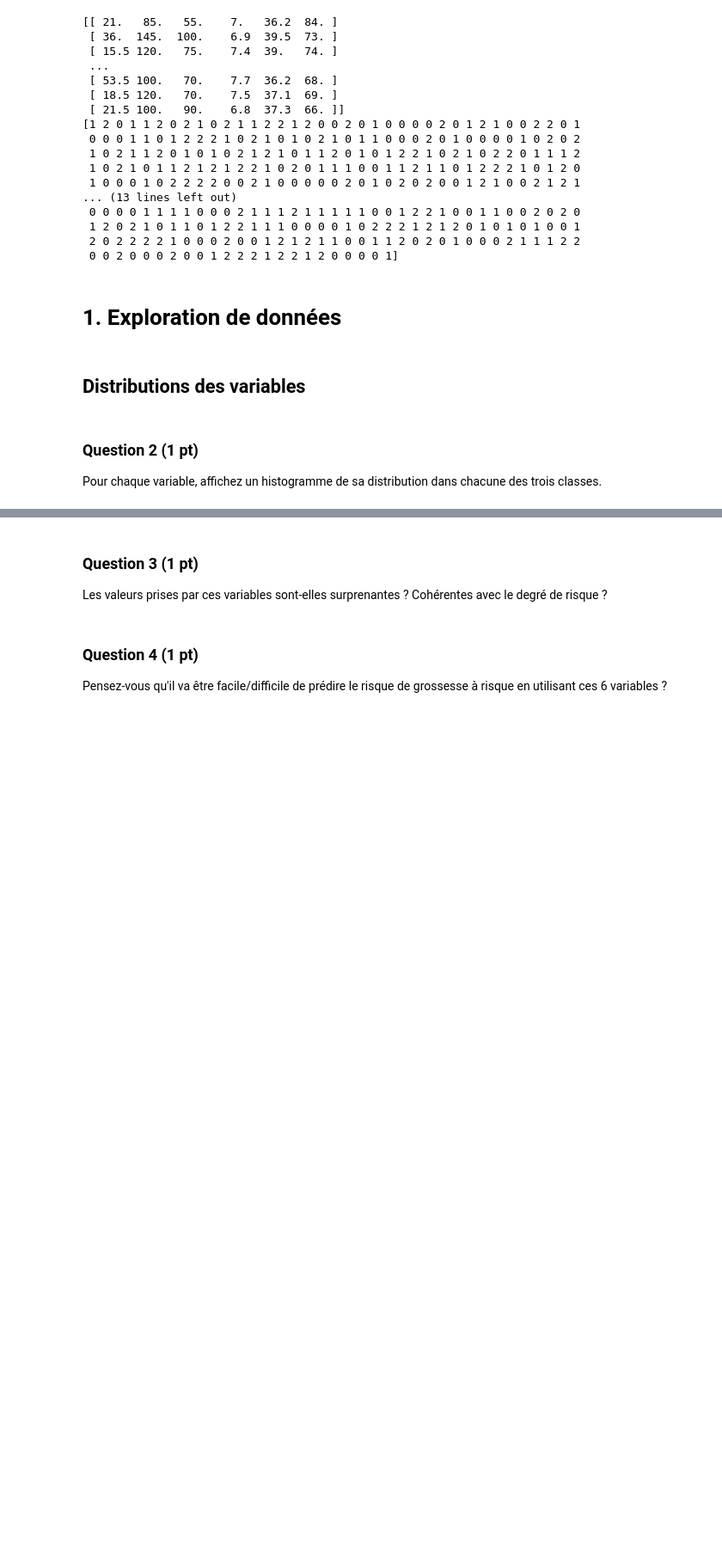
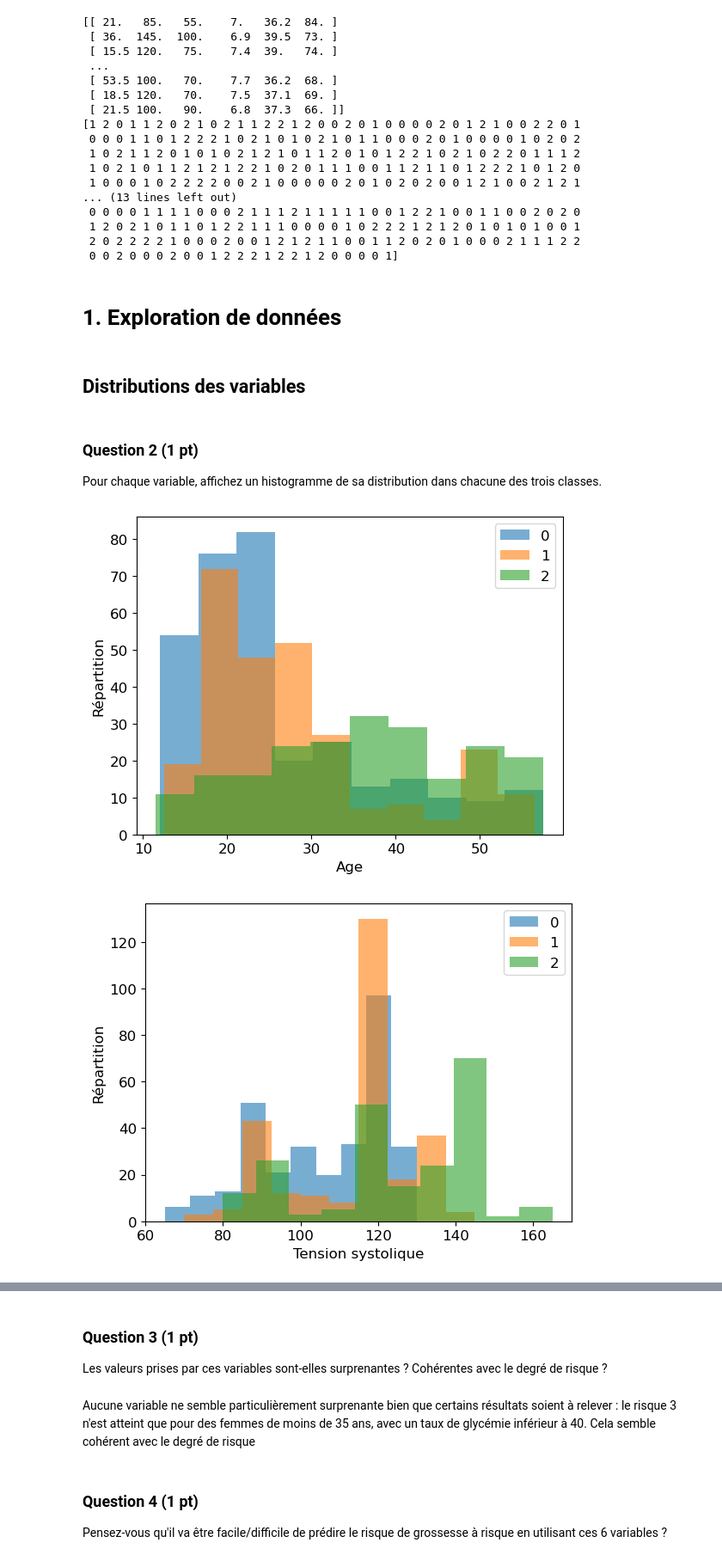
Before and after one commit to Pierre-LouisCOPPENSMines/projet_sdd, a Jupyter notebook: Projet.ipynb, the cells around one changed output, grey strips where cells are left out. Shown at 86% size. Drawn from its saved outputs; the diff is of its cells as text; code cells hidden in the pictures; blank space fills up the shorter version.

```diff
--- a/Projet.ipynb
+++ b/Projet.ipynb
@@ -97,3 +99,64 @@ print(y_train)
 # %% [markdown]
 ### Question 2 (1 pt)
 Pour chaque variable, affichez un histogramme de sa distribution dans chacune des trois classes.
+# %%
+X_0 = X_train[y_train == 0]
+X_1 = X_train[y_train == 1]
+X_2 = X_train[y_train == 2]
+
+plt.hist(X_0[:,0], alpha = 0.6)
+plt.hist(X_1[:,0], alpha = 0.6)
+plt.hist(X_2[:,0], alpha = 0.6)
+
+plt.legend(['0', '1', '2'])
+plt.xlabel("Age")
+plt.ylabel("Répartition")
+plt.show()
+
+plt.hist(X_0[:,1], alpha = 0.6)
+plt.hist(X_1[:,1], alpha = 0.6)
+plt.hist(X_2[:,1], alpha = 0.6)
+
+plt.legend(['0', '1', '2'])
+plt.xlabel("Tension systolique")
+plt.ylabel("Répartition")
+plt.show()
+
+plt.hist(X_0[:,2], alpha = 0.6)
+plt.hist(X_1[:,2], alpha = 0.6)
+plt.hist(X_2[:,2], alpha = 0.6)
+
+plt.legend(['0', '1', '2'])
+plt.xlabel("Tension diastolique")
+plt.ylabel("Répartition")
+plt.show()
+
+plt.hist(X_0[:,3], alpha = 0.6)
+plt.hist(X_1[:,3], alpha = 0.6)
+plt.hist(X_2[:,3], alpha = 0.6)
+
+plt.legend(['0', '1', '2'])
+plt.xlabel("Glycémie")
+plt.ylabel("Répartition")
+plt.show()
+
+plt.hist(X_0[:,4], alpha = 0.6)
+plt.hist(X_1[:,4], alpha = 0.6)
+plt.hist(X_2[:,4], alpha = 0.6)
+
+plt.legend(['0', '1', '2'])
+plt.xlabel("Température")
+plt.ylabel("Répartition")
+plt.show()
+
+plt.hist(X_0[:,5], alpha = 0.6)
+plt.hist(X_1[:,5], alpha = 0.6)
+plt.hist(X_2[:,5], alpha = 0.6)
+
+plt.legend(['0', '1', '2'])
+plt.xlabel("FC au repos")
+plt.ylabel("Répartition")
+plt.show()
+# %% [output]
+[figure, added]
+[figure, added]
@@ -100,6 +167,8 @@ Pour chaque variable, affichez un histogramme de sa distribution dans chacune de
 # %% [markdown]
 ### Question 3 (1 pt)
 Les valeurs prises par ces variables sont-elles surprenantes ? Cohérentes avec le degré de risque ?
+# %% [markdown]
+Aucune variable ne semble particulièrement surprenante bien que certains résultats soient à relever : le risque 3 n'est atteint que pour des femmes de moins de 35 ans, avec un taux de glycémie inférieur à 40. Cela semble cohérent avec le degré de risque
 # %% [markdown]
 ### Question 4 (1 pt)
 Pensez-vous qu'il va être facile/difficile de prédire le risque de grossesse à risque en utilisant ces 6 variables ?
```
Also changed, not shown: parts of 5 cells of this notebook.
